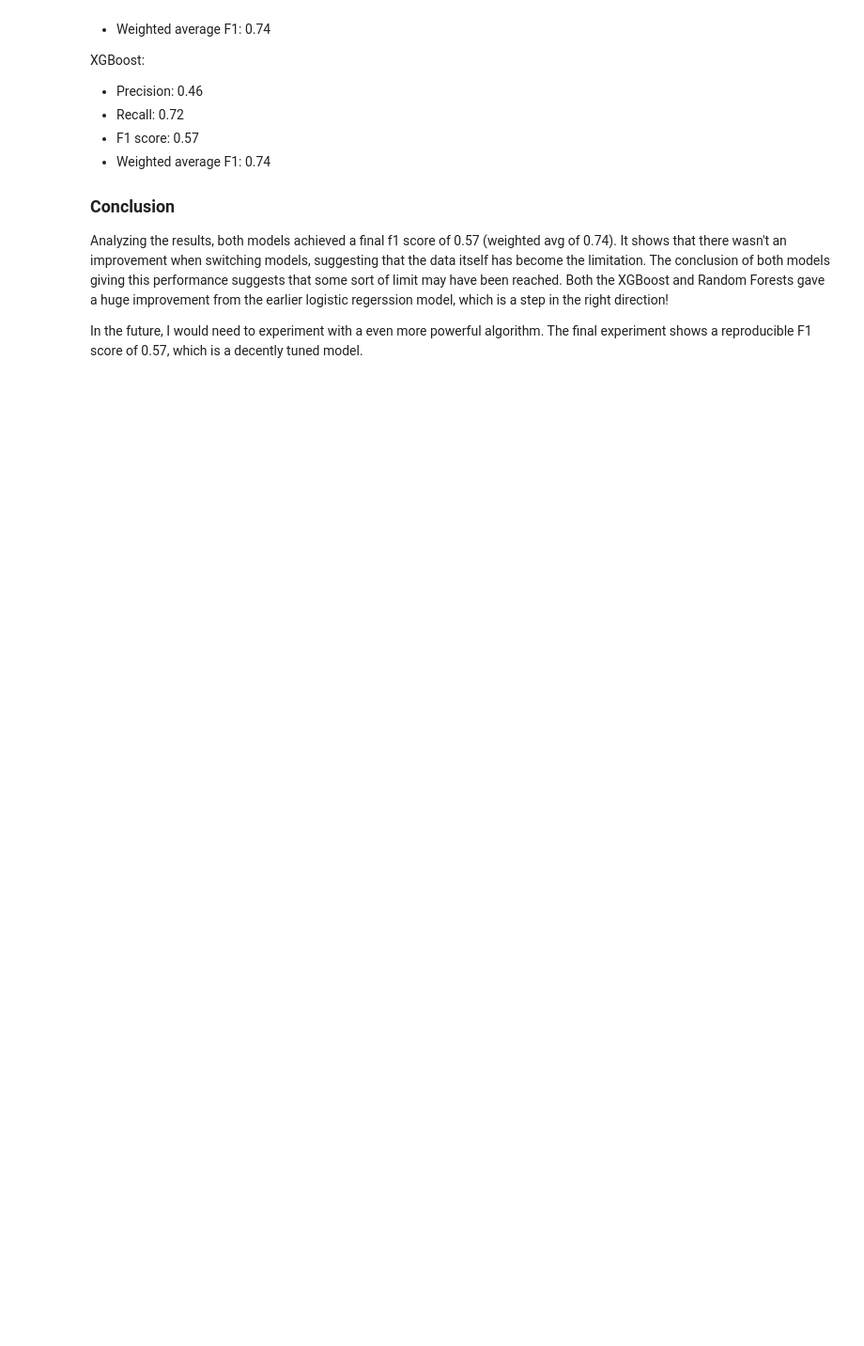
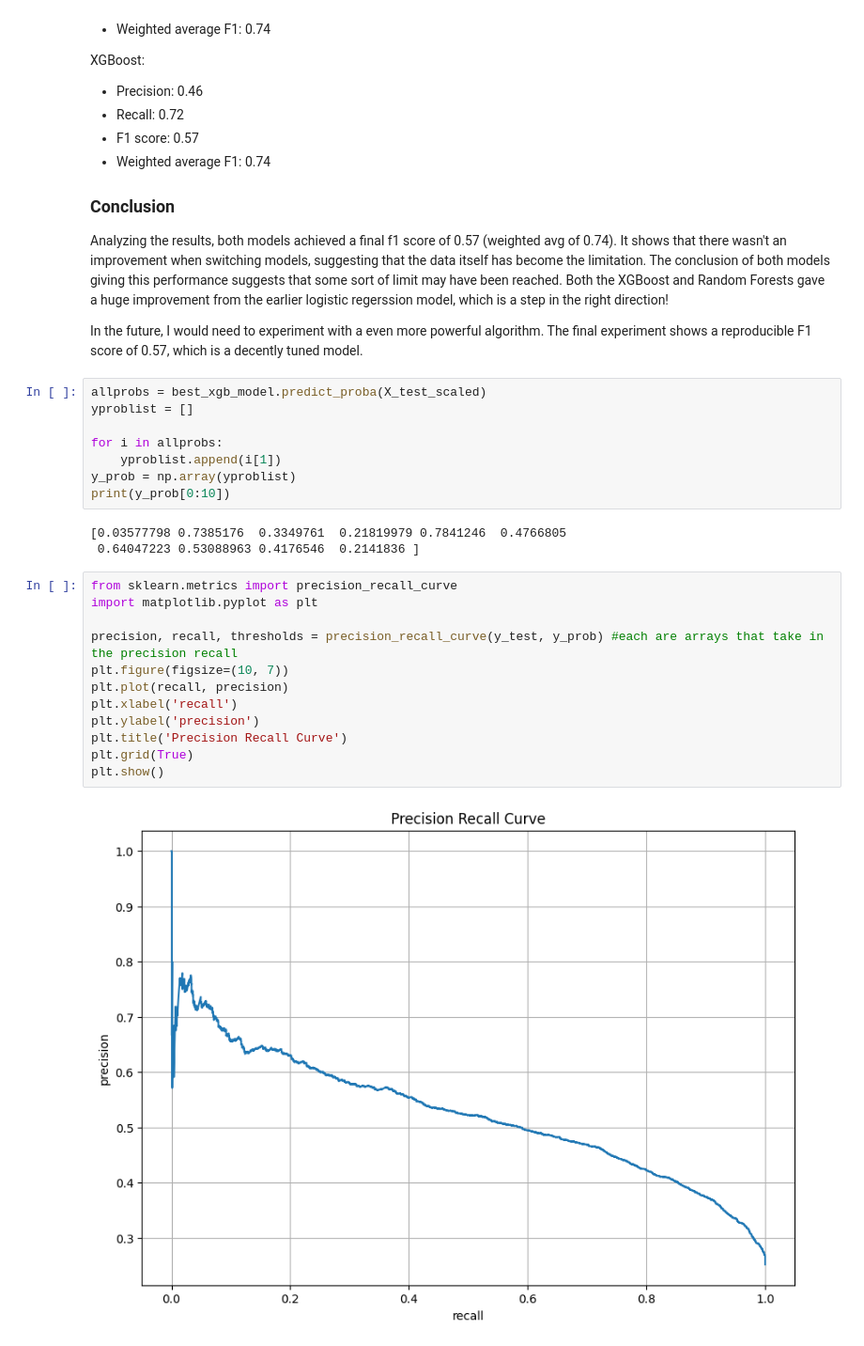
Before and after one commit to jasperdingg/ClinVar-Conflict-Classifier, a Jupyter notebook: clinvarproject new.ipynb, the cells around one changed output. Shown at 94% size. Saved outputs shown, nothing was run; the diff lists cells and outputs as text; blank space fills up the shorter version.

Commit message:
final model, tuning recall

```diff
--- a/clinvarproject new.ipynb
+++ b/clinvarproject new.ipynb
@@ -520,3 +519,28 @@ Analyzing the results, both models achieved a final f1 score of 0.57 (weighted a
 
 
 In the future, I would need to experiment with a even more powerful algorithm. The final experiment shows a reproducible F1 score of 0.57, which is a decently tuned model.
+# %%
+allprobs = best_xgb_model.predict_proba(X_test_scaled)
+yproblist = []
+
+for i in allprobs:
+    yproblist.append(i[1])
+y_prob = np.array(yproblist)
+print(y_prob[0:10])
+# %% [output]
+[0.03577798 0.7385176  0.3349761  0.21819979 0.7841246  0.4766805
+ 0.64047223 0.53088963 0.4176546  0.2141836 ]
+# %%
+from sklearn.metrics import precision_recall_curve
+import matplotlib.pyplot as plt
+
+precision, recall, thresholds = precision_recall_curve(y_test, y_prob) #each are arrays that take in the precision recall
+plt.figure(figsize=(10, 7))
+plt.plot(recall, precision)
+plt.xlabel('recall')
+plt.ylabel('precision')
+plt.title('Precision Recall Curve')
+plt.grid(True)
+plt.show()
+# %% [output]
+[figure, added]
```
Also changed, not shown: parts of 4 cells of this notebook.
